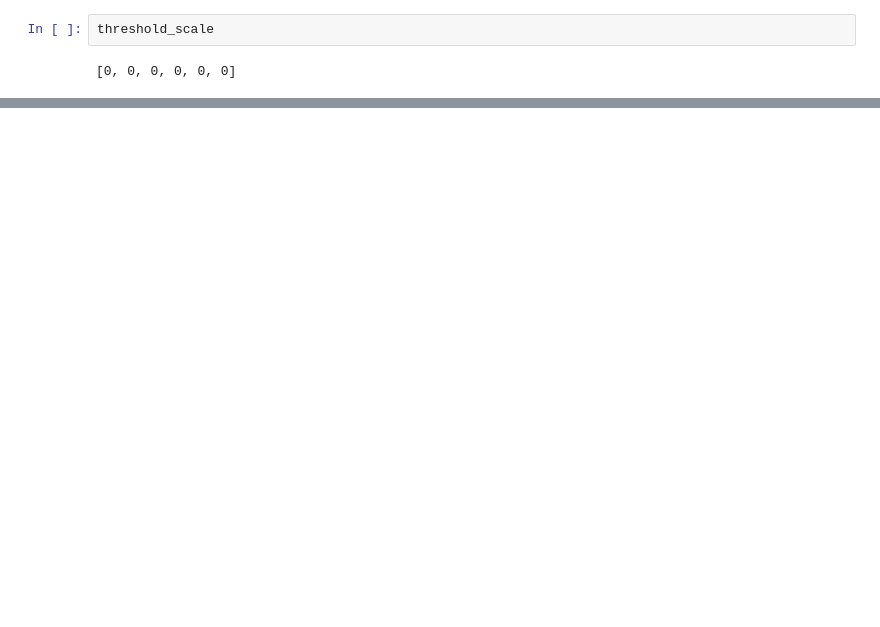
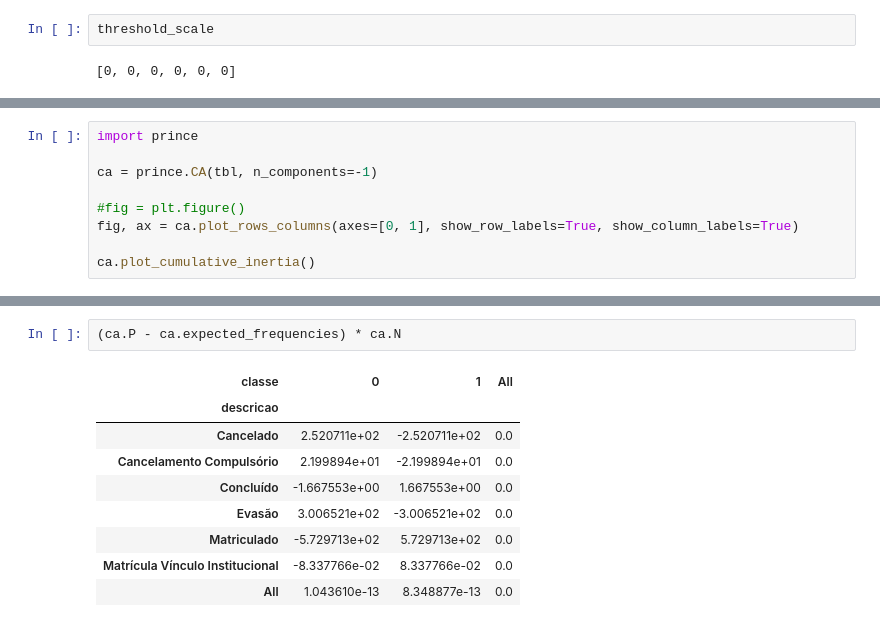
Before and after one commit to tmedeirosb/modelo_ifrn_integrado, a Jupyter notebook: versao_2/EDA.ipynb, the cells around one changed output, grey strips where cells are left out. Cells and saved outputs as stored; diff of their text form; blank space fills up the shorter version.

```diff
--- a/versao_2/EDA.ipynb
+++ b/versao_2/EDA.ipynb
@@ -404,0 +462,9 @@ threshold_scale
+# %%
+import prince
+
+ca = prince.CA(tbl, n_components=-1)
+
+#fig = plt.figure()
+fig, ax = ca.plot_rows_columns(axes=[0, 1], show_row_labels=True, show_column_labels=True)
+
+ca.plot_cumulative_inertia()
@@ -404,0 +476,12 @@ threshold_scale
+# %%
+(ca.P - ca.expected_frequencies) * ca.N
+# %% [output]
+| classe | 0 | 1 | All |
+| descricao |  |  |  |
+| Cancelado | 2.520711e+02 | -2.520711e+02 | 0.0 |
+| Cancelamento Compulsório | 2.199894e+01 | -2.199894e+01 | 0.0 |
+| Concluído | -1.667553e+00 | 1.667553e+00 | 0.0 |
+| Evasão | 3.006521e+02 | -3.006521e+02 | 0.0 |
+| Matriculado | -5.729713e+02 | 5.729713e+02 | 0.0 |
+| Matrícula Vínculo Institucional | -8.337766e-02 | 8.337766e-02 | 0.0 |
+| All | 1.043610e-13 | 8.348877e-13 | 0.0 |
```
Also changed, not shown: parts of 8 cells of this notebook, 1 other file.
